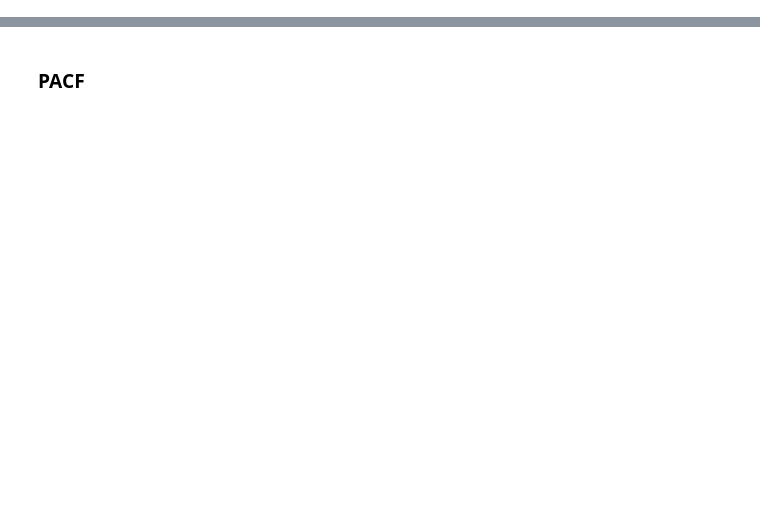
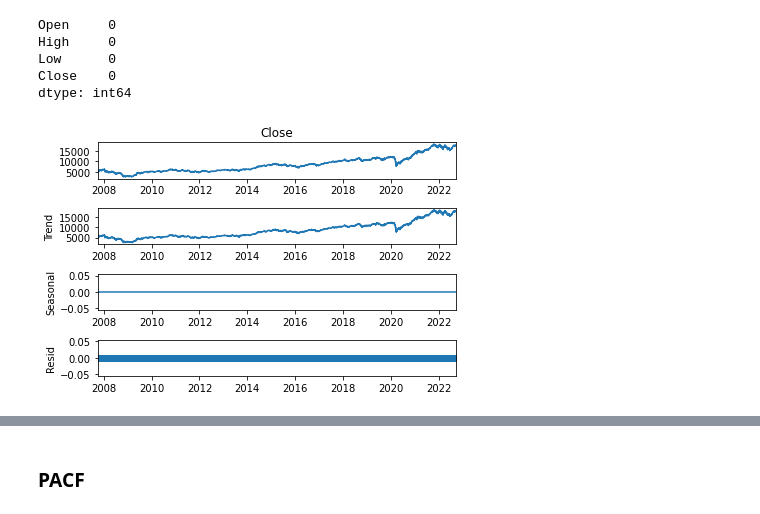
Before and after one commit to Anuj-1996/Indian-Market-Volatility, a Jupyter notebook: Nifty_Volatility.ipynb, the cells around one changed output, grey strips where cells are left out. Drawn from its saved outputs; the diff is of its cells as text; code cells hidden in the pictures; blank space fills up the shorter version.

```diff
--- a/Nifty_Volatility.ipynb
+++ b/Nifty_Volatility.ipynb
@@ -57,0 +99,4 @@ N50 = yf.download("^NSEI", start= start, end = end)
+# %%
+# Forward fill the data
+N50_day = N50.resample('D').ffill()
+N50_day.tail()
@@ -58,3 +111,18 @@ N50 = yf.download("^NSEI", start= start, end = end)
+# %%
+# Check for null rows
+N50_day.isnull().sum()
+# %% [output]
+Open     0
+High     0
+Low      0
+Close    0
+dtype: int64
+# %%
+daily = seasonal_decompose(N50_day['Close'], model = 'additive', period= 1)
+daily.plot()
+pyplot.show()
+# %% [output]
+[figure, added]
 # %%
 returns = 100 * N50.Close.pct_change().dropna()
 plt.figure(figsize=(10,4))
```
Also changed, not shown: parts of 18 cells of this notebook.
